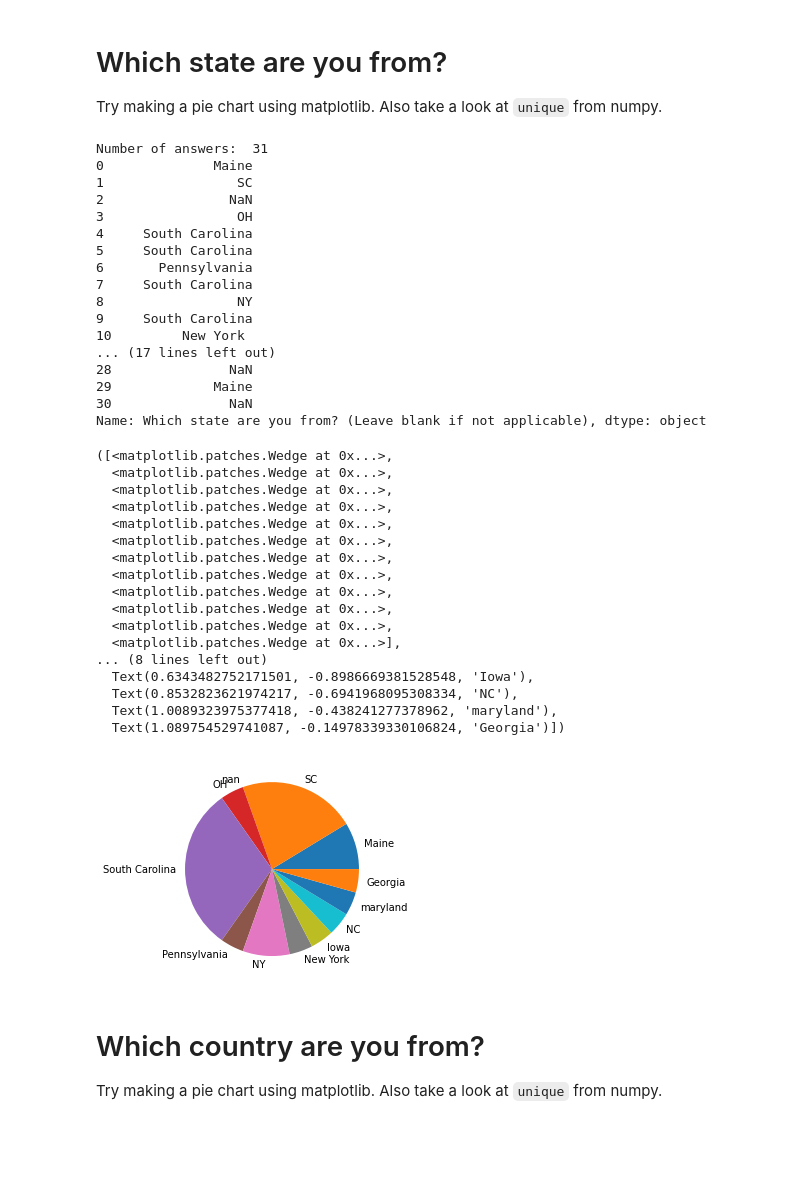
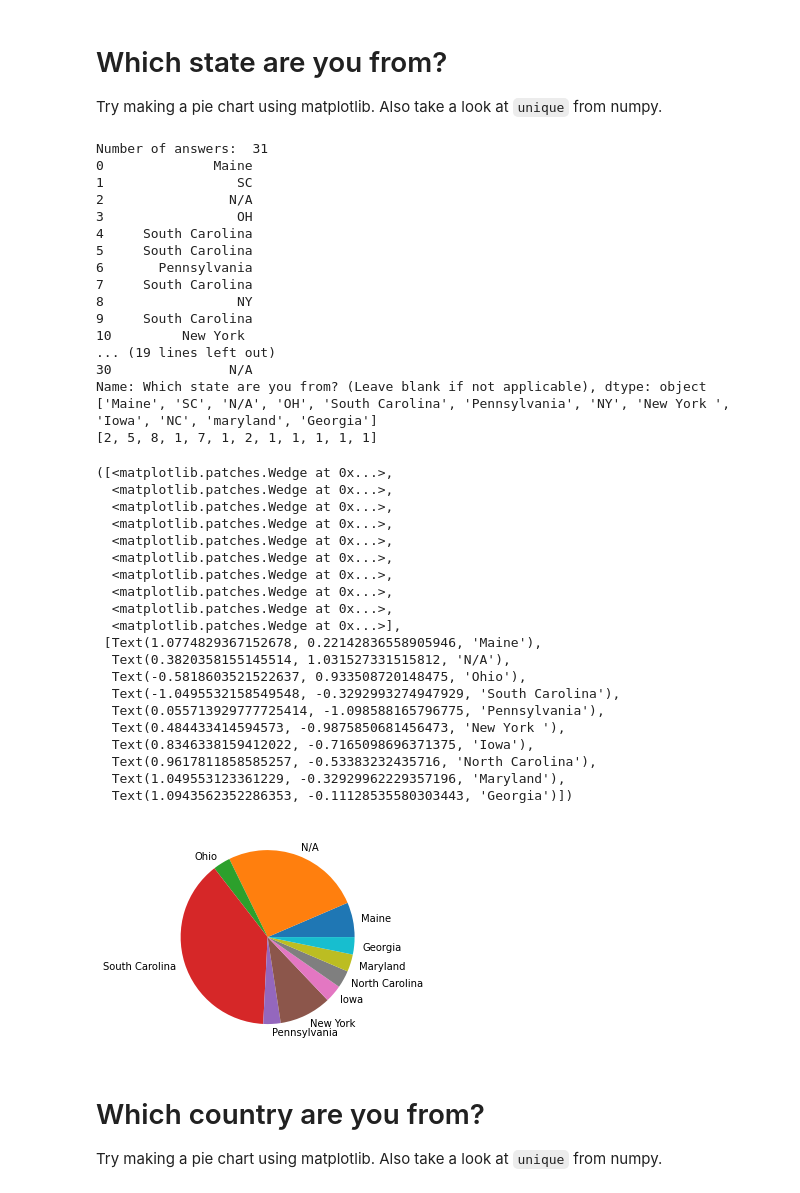
Before and after one commit to Z-EAC/STEM_Python_Course, a Jupyter notebook: 01_Week1/05_PackagesIntro/05_A_packages_activity.ipynb, the cells around one changed output. Saved outputs shown, nothing was run; the diff lists cells and outputs as text; code cells hidden in the pictures; blank space fills up the shorter version.

Commit message:
Day 3: Fixed states pie chart

```diff
--- a/01_Week1/05_PackagesIntro/05_A_packages_activity.ipynb
+++ b/01_Week1/05_PackagesIntro/05_A_packages_activity.ipynb
@@ -249,24 +253,25 @@ Try making a pie chart using matplotlib. Also take a look at `unique` from numpy
 # %%
 import matplotlib.pyplot as plt
 #Part you can change to fit all answers
-responses = survey_responses["Which state are you from? (Leave blank if not applicable)"]
+responses = survey_responses["Which state are you from? (Leave blank if not applicable)"].fillna("N/A")
 
 #DO NOT CHANGE ANYTHING BELOW THIS
 num_of_ans = len(responses)
 
-#Prints results of this survey question
+#Prints results of this survey question, OPTIONAL
 print("Number of answers: " , num_of_ans)
 print(responses)
 
 #Putting all possible answer options in an array
 choices = []
 all_answers = []
+null_choice = False
 for x in responses:
     if x in choices:
         pass
     else:
         choices = choices + [x]
-#print(choices) WORKS
+print(choices)
 for x in responses:
     all_answers = all_answers + [x]
 #print(all_answers) WORKS
@@ -275,46 +280,79 @@ for x in responses:
 occurences = []
 for x in choices:
     count = all_answers.count(str(x))
     occurences = occurences + [count]
+print(occurences)
+
+#SPECIFIC TO THIS PROBLEM
+#SC >> South Carolina
+remove = "SC"
+converge_with = "South Carolina"
+index_remove = choices.index(remove)
+index_keep = choices.index(converge_with)
+occurences[index_keep] = occurences[index_keep] + occurences[index_remove]
+del occurences[index_remove]
+del choices[index_remove]
+#
+#NY >> New York
+remove = "NY"
+converge_with = "New York " #unique answer here, space following
+index_remove = choices.index(remove)
+index_keep = choices.index(converge_with)
+occurences[index_keep] = occurences[index_keep] + occurences[index_remove]
+del occurences[index_remove]
+del choices[index_remove]
+#
+#renaming NC >> North Carolina (there are no original answers of 'North Carolina')
+choices[choices.index("NC")] = "North Carolina"
+#
+#renaming OH >> Ohio
+choices[choices.index("OH")] = "Ohio"
+#
+#renaming, capitalizing "maryland"
+choices[choices.index("maryland")] = choices[choices.index("maryland")].capitalize()
+
 
 #creating pie chart
 plt.pie(occurences, labels = choices)
 # %% [output]
 Number of answers:  31
 0              Maine
 1                 SC
-2                NaN
+2                N/A
 3                 OH
 4     South Carolina
 5     South Carolina
 6       Pennsylvania
 7     South Carolina
 8                 NY
 9     South Carolina
 10         New York
-... (17 lines left out)
-28               NaN
-29             Maine
-30               NaN
+... (19 lines left out)
+30               N/A
 Name: Which state are you from? (Leave blank if not applicable), dtype: object
+['Maine', 'SC', 'N/A', 'OH', 'South Carolina', 'Pennsylvania', 'NY', 'New York ', 'Iowa', 'NC', 'maryland', 'Georgia']
+[2, 5, 8, 1, 7, 1, 2, 1, 1, 1, 1, 1]
 ([<matplotlib.patches.Wedge at 0x...>,
   <matplotlib.patches.Wedge at 0x...>,
   <matplotlib.patches.Wedge at 0x...>,
   <matplotlib.patches.Wedge at 0x...>,
   <matplotlib.patches.Wedge at 0x...>,
   <matplotlib.patches.Wedge at 0x...>,
   <matplotlib.patches.Wedge at 0x...>,
   <matplotlib.patches.Wedge at 0x...>,
   <matplotlib.patches.Wedge at 0x...>,
-  <matplotlib.patches.Wedge at 0x...>,
-  <matplotlib.patches.Wedge at 0x...>,
   <matplotlib.patches.Wedge at 0x...>],
-... (8 lines left out)
-  Text(0.6343482752171501, -0.8986669381528548, 'Iowa'),
-  Text(0.8532823621974217, -0.6941968095308334, 'NC'),
-  Text(1.0089323975377418, -0.438241277378962, 'maryland'),
-  Text(1.089754529741087, -0.14978339330106824, 'Georgia')])
+ [Text(1.0774829367152678, 0.22142836558905946, 'Maine'),
+  Text(0.3820358155145514, 1.031527331515812, 'N/A'),
+  Text(-0.5818603521522637, 0.933508720148475, 'Ohio'),
+  Text(-1.0495532158549548, -0.3292993274947929, 'South Carolina'),
+  Text(0.055713929777725414, -1.098588165796775, 'Pennsylvania'),
+  Text(0.484433414594573, -0.9875850681456473, 'New York '),
+  Text(0.8346338159412022, -0.7165098696371375, 'Iowa'),
+  Text(0.9617811858585257, -0.53383232435716, 'North Carolina'),
+  Text(1.049553123361229, -0.32929962229357196, 'Maryland'),
+  Text(1.0943562352286353, -0.11128535580303443, 'Georgia')])
-[figure, old version]
+[figure, new version]
 # %% [markdown]
 # Which country are you from?
 Try making a pie chart using matplotlib. Also take a look at `unique` from numpy.
```
Also changed, not shown: parts of 5 cells of this notebook.
